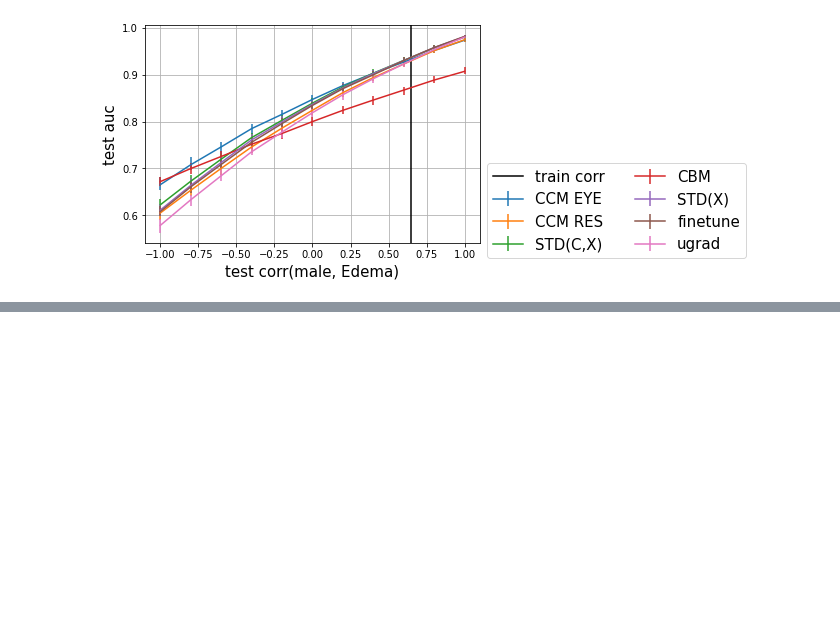
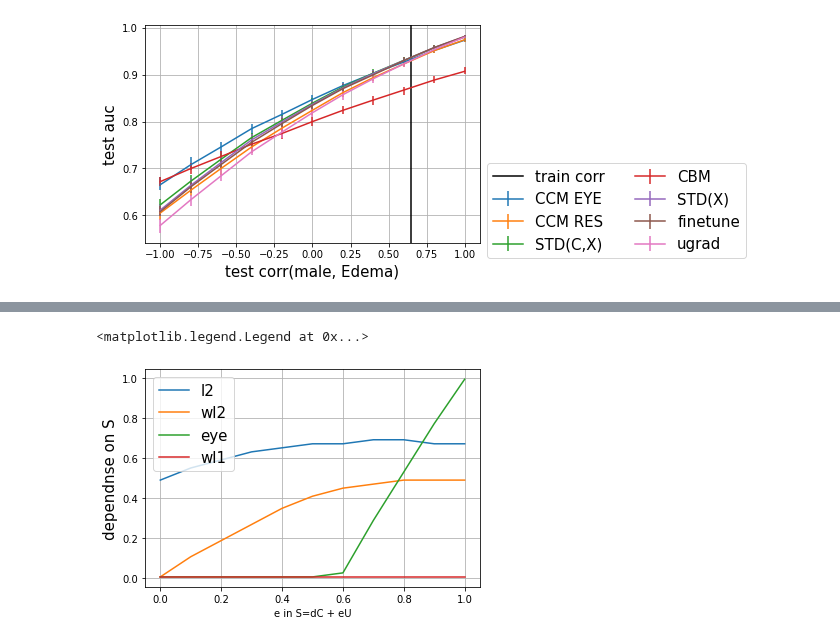
Before and after one commit to nathanwang000/ConceptCredibleModel, a Jupyter notebook: notebooks/mimic_stats0.8.ipynb, the cells around one changed output, grey strips where cells are left out. Cells and saved outputs as stored; diff of their text form; code cells hidden in the pictures; blank space fills up the shorter version.

```diff
--- a/notebooks/mimic_stats0.8.ipynb
+++ b/notebooks/mimic_stats0.8.ipynb
@@ -411,0 +451,34 @@ for key in [0.8]:
+# %%
+a = 1
+b = 1
+d = 1
+methods = {
+    'l2': l2,
+    'wl2': wl2,
+    'eye': EYE,
+    'wl1': wl1
+}
+
+x = np.linspace(-0.5, 1.5, 100)
+results = dict((method,[]) for method in methods.keys())
+e_range = np.linspace(0, 1, 11)
+for e in e_range:
+    wc = a - d * x
+    wu = b - e * x
+    ws = x
+
+    for method in methods.keys():
+        results[method].append(x[np.argmin(methods[method](wc, wu, ws))])
+    # results['l2'].append(x[np.argmin(l2(wc, wu, ws))])
+    # results['wl2'].append(x[np.argmin(wl2(wc, wu, ws))])
+    # results['eye'].append(x[np.argmin(EYE(wc, wu, ws))])
+
+for method in results.keys():
+    plt.plot(e_range, results[method], label=method)
+plt.grid()
+plt.ylabel('dependnse on S', fontsize=15)
+plt.xlabel('e in S=dC + eU')
+plt.legend(fontsize=15)
+# %% [output]
+<matplotlib.legend.Legend at 0x...>
+[figure, added]
```
Also changed, not shown: parts of 2 cells of this notebook.
